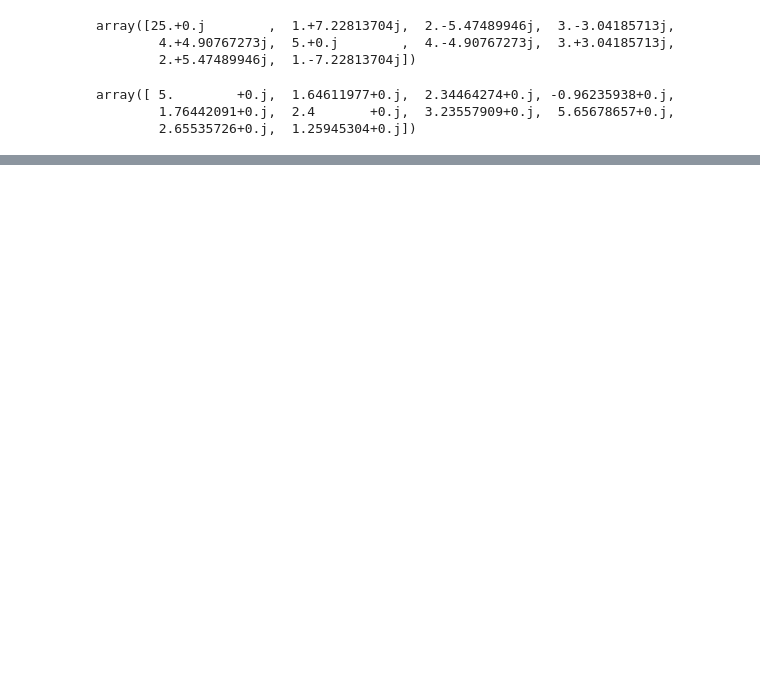
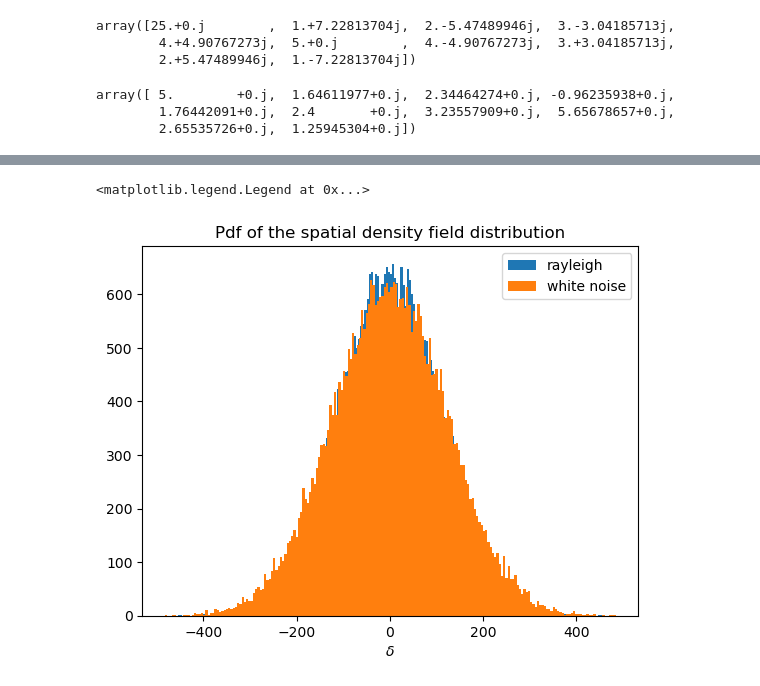
Before and after one commit to satvik-m97/PhD_thesis, a Jupyter notebook: DM_density_field.ipynb, the cells around one changed output, grey strips where cells are left out. Drawn from its saved outputs; the diff is of its cells as text; code cells hidden in the pictures; blank space fills up the shorter version.

```diff
--- a/DM_density_field.ipynb
+++ b/DM_density_field.ipynb
@@ -120,0 +171,13 @@ array([[  2.1+0.j, -29.9+0.j, -53.8+0.j, -69.4+0.j, -54.1+0.j, -30.3+0.j],
+# %%
+trunc_test1 = trunc_test[np.abs(trunc_test)<500]
+trunc_delta_x_conv = delta_x_conv[1:length,1:length]
+trunc_delta_x_conv1 = trunc_delta_x_conv[np.abs(trunc_delta_x_conv)<500]
+
+vals=plt.hist(trunc_test1.real.flatten(), bins = 200,label = 'rayleigh')
+histval=plt.hist(trunc_delta_x_conv1.real.flatten(),bins = 200,label = 'white noise')
+plt.xlabel("$\delta$")
+plt.title("Pdf of the spatial density field distribution")
+plt.legend()
+# %% [output]
+<matplotlib.legend.Legend at 0x...>
+[figure, added]
```
Also changed, not shown: parts of 21 cells of this notebook.
